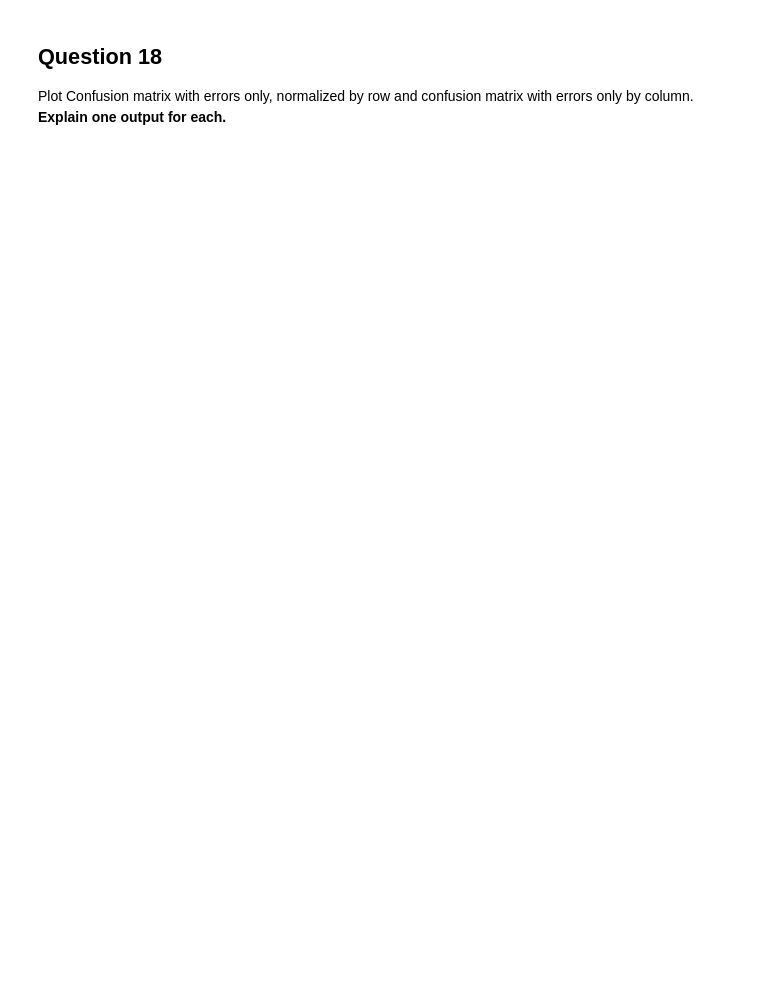
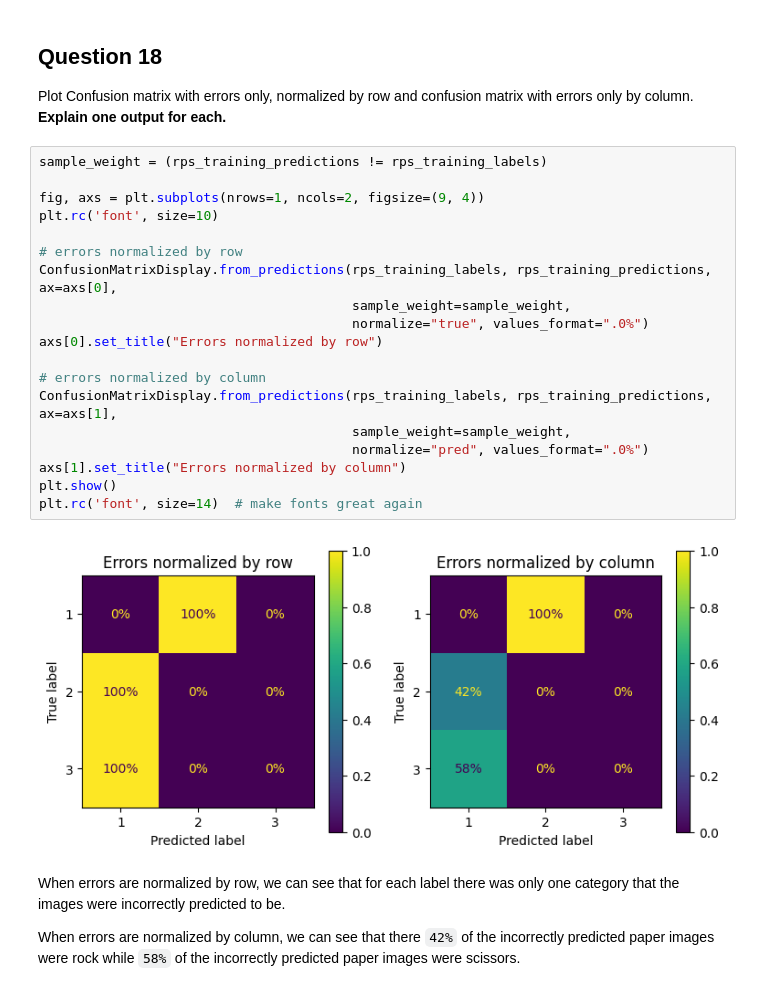
Before and after one commit to RochX/comp486-assignments, a Jupyter notebook: assignment3/assignment3.ipynb, the cells around one changed output. Drawn from its saved outputs; the diff is of its cells as text; blank space fills up the shorter version.

```diff
--- a/assignment3/assignment3.ipynb
+++ b/assignment3/assignment3.ipynb
@@ -517,3 +538,28 @@ rps_training_predictions = cross_val_predict(sgd_clf_paper, rps_training_predict
 # %% [markdown]
 ## Question 18
 Plot Confusion matrix with errors only, normalized by row and confusion matrix with errors only by column. **Explain one output for each.**
+# %%
+sample_weight = (rps_training_predictions != rps_training_labels)
+
+fig, axs = plt.subplots(nrows=1, ncols=2, figsize=(9, 4))
+plt.rc('font', size=10)
+
+# errors normalized by row
+ConfusionMatrixDisplay.from_predictions(rps_training_labels, rps_training_predictions, ax=axs[0],
+                                        sample_weight=sample_weight,
+                                        normalize="true", values_format=".0%")
+axs[0].set_title("Errors normalized by row")
+
+# errors normalized by column
+ConfusionMatrixDisplay.from_predictions(rps_training_labels, rps_training_predictions, ax=axs[1],
+                                        sample_weight=sample_weight,
+                                        normalize="pred", values_format=".0%")
+axs[1].set_title("Errors normalized by column")
+plt.show()
+plt.rc('font', size=14)  # make fonts great again
+# %% [output]
+[figure, added]
+# %% [markdown]
+When errors are normalized by row, we can see that for each label there was only one category that the images were incorrectly predicted to be.
+
+When errors are normalized by column, we can see that there `42%` of the incorrectly predicted paper images were rock while `58%` of the incorrectly predicted paper images were scissors.
```
Also changed, not shown: parts of 27 cells of this notebook.
